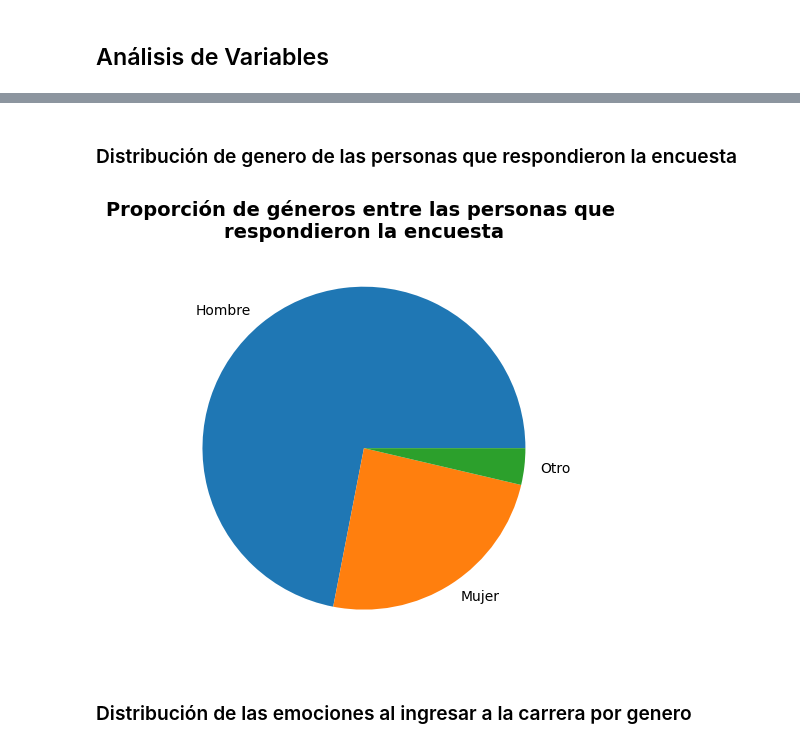
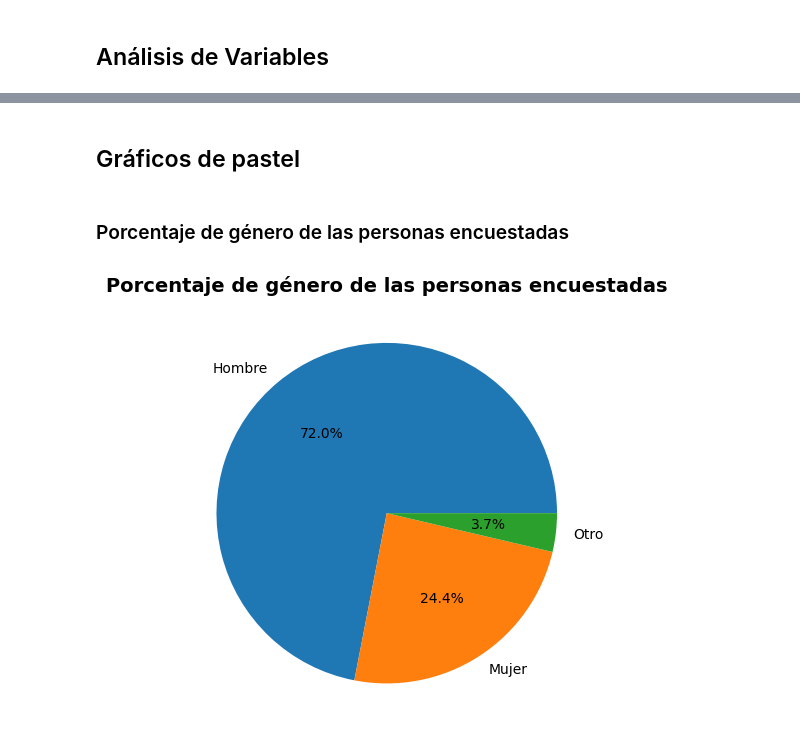
Before and after one commit to L4F7/Data_analysis_with_Python, a Jupyter notebook: survey_data_analysis.ipynb, the cells around one changed output, grey strips where cells are left out. Saved outputs shown, nothing was run; the diff lists cells and outputs as text; code cells hidden in the pictures.

```diff
--- a/survey_data_analysis.ipynb
+++ b/survey_data_analysis.ipynb
@@ -49,24 +205,27 @@ plt.show()
+# %% [markdown]
+## Gráficos de pastel
 # %% [markdown]
-### Distribución de genero de las personas que respondieron la encuesta
+### Porcentaje de género de las personas encuestadas
 # %%
 # Define the columns that will be used to get the number of people that answered the survey by gender
 gender_col = 'Género'
 
 # Get the number of people that answered the survey by gender
+
+# Función 9 = value_counts
+# Devuelve el tamaño de la partición respecto al género
 male = data[gender_col].value_counts()['Hombre']
 female = data[gender_col].value_counts()['Mujer']
 other = totalPeople - male - female
 
 # Define the labels and data for the pie chart
 labels = ['Hombre', 'Mujer', 'Otro']
 pie_data = [male, female, other]
 
-plt.title("Proporción de géneros entre las personas que \nrespondieron la encuesta", fontsize=14, fontweight='bold')
-plt.pie(pie_data, labels = labels)
+plt.title("Porcentaje de género de las personas encuestadas", fontsize=14, fontweight='bold')
+plt.pie(pie_data, labels = labels, autopct='%1.1f%%')
 plt.tight_layout()
-plt.savefig('results/gender_distribution.png', bbox_inches='tight')
+#plt.savefig('results/gender_distribution.png', bbox_inches='tight')
 plt.show()
 # %% [output]
-[figure, old version]
+[figure, new version]
-# %% [markdown]
-### Distribución de las emociones al ingresar a la carrera por genero
```
Also changed, not shown: parts of 15 cells of this notebook.
